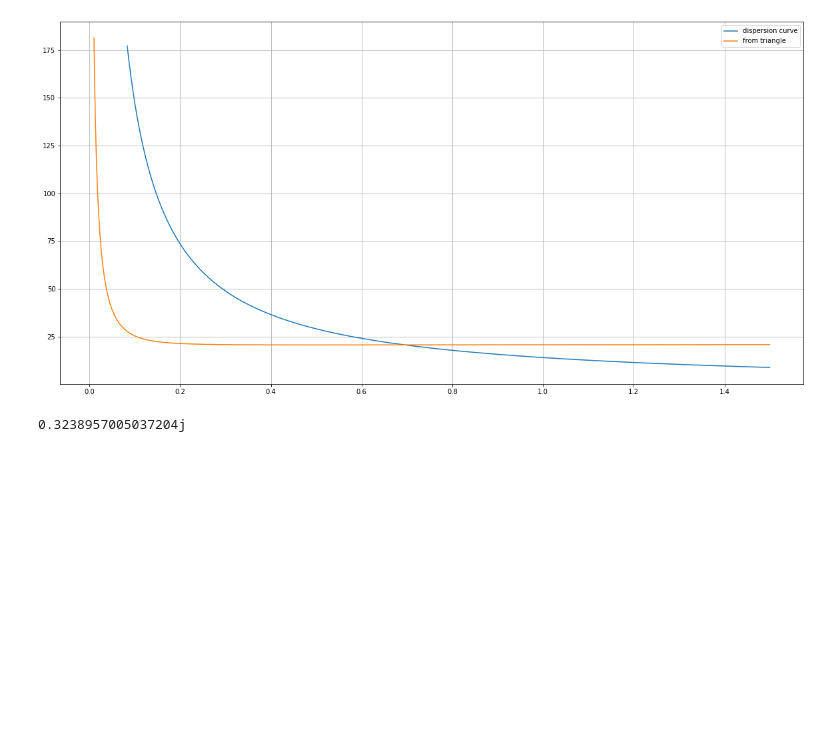
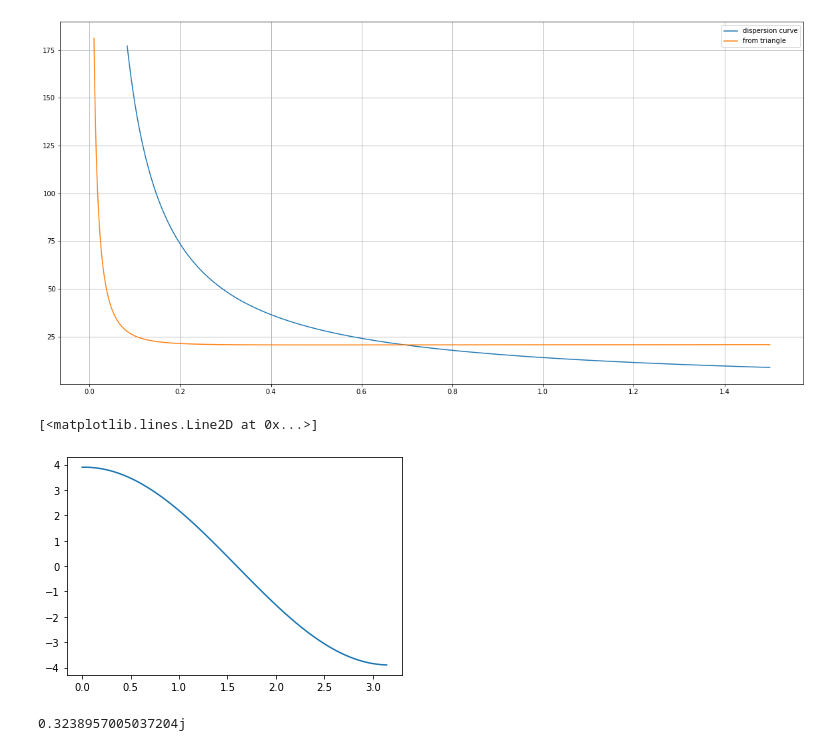
Before and after one commit to Semyonov-as/Python_Modelling, a Jupyter notebook: Waveguide_ICME.ipynb, the cells around one changed output. Drawn from its saved outputs; the diff is of its cells as text; code cells hidden in the pictures; blank space fills up the shorter version.

```diff
--- a/Waveguide_ICME.ipynb
+++ b/Waveguide_ICME.ipynb
@@ -143,6 +182,33 @@ plt.legend()
 # %% [output]
 <matplotlib.legend.Legend at 0x...>
 [figure]
+# %%
+psi = -np.pi/2
+phi = np.linspace(0, np.pi, 100)
+ksi = np.linspace(0, np.pi, 100)
+lam = 1
+torque_z = np.zeros(100)
+
+for i, ph in enumerate(phi):
+    H_ext = 1 # (0, -1, 0)
+    m1 = H_ext*np.cos(ph - psi)
+    m2 = -H_ext*np.sin(ph - psi)
+    m3 = 1e-3
+    M = (m1, m2, m3)
+
+    beta_TM = sol_mode_eq(lam, mode='TM')
+
+    Z  = np.arange(0, width, width/100)
+
+    E_light = ()
+
+
+    torque_z[i] = np.cross(np.array([np.cos(psi), np.sin(psi), 0]), H_TM)[2]
+
+plt.plot(phi, torque_z)
+# %% [output]
+[<matplotlib.lines.Line2D at 0x...>]
+[figure, added]
 # %%
 lam = 1
 
```
Also changed, not shown: parts of 3 cells of this notebook.
